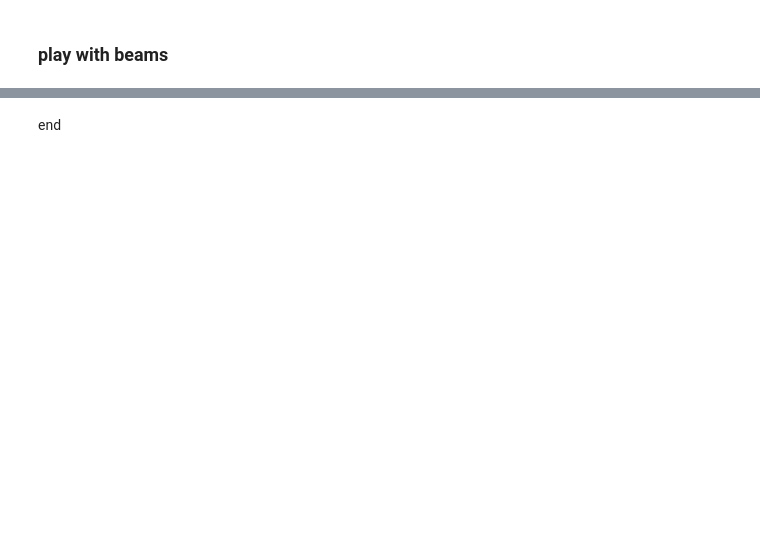
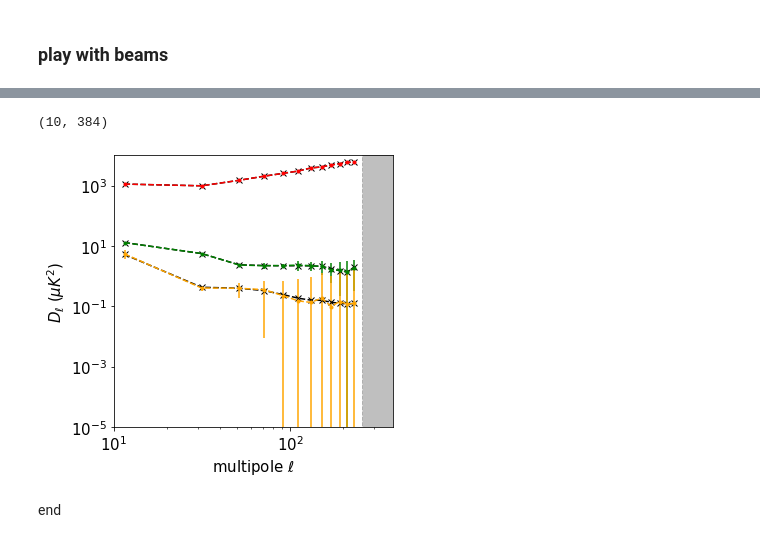
Before and after one commit to gioacchinowang/afra, a Jupyter notebook: tutorials/tutorial02.ipynb, the cells around one changed output, grey strips where cells are left out. Saved outputs shown, nothing was run; the diff lists cells and outputs as text; code cells hidden in the pictures; blank space fills up the shorter version.

```diff
--- a/tutorials/tutorial02.ipynb
+++ b/tutorials/tutorial02.ipynb
@@ -173,2 +210,32 @@ ax.legend(loc=3)
+# %%
+fig,ax = matplotlib.pyplot.subplots(figsize=(5,5))
+
+ax.plot(auto_30_t[0],auto_30_t[1],
+        color='k',linestyle='--',marker='x',label=r'30GHz TT')
+ax.plot(auto_30_eb[0],auto_30_eb[1],
+        color='k',linestyle='--',marker='x',label=r'30GHz EE')
+ax.plot(auto_30_eb[0],auto_30_eb[2],
+        color='k',linestyle='--',marker='x',label=r'30GHz BB')
+
+ax.errorbar(auto_30_t[0],np.mean(auto_30_nt,axis=0)-np.mean(noise_30_t,axis=0),np.std(auto_30_nt,axis=0),
+            color='red',linestyle='--',marker='.')
+ax.errorbar(auto_30_eb[0],np.mean(auto_30_ne,axis=0)-np.mean(noise_30_e,axis=0),np.std(auto_30_ne,axis=0),
+            color='green',linestyle='--',marker='.')
+ax.errorbar(auto_30_eb[0],np.mean(auto_30_nb,axis=0)-np.mean(noise_30_b,axis=0),np.std(auto_30_nb,axis=0),
+            color='orange',linestyle='--',marker='.')
+
+ax.fill_between((2*NSIDE,3*NSIDE),(1e-5,1e-5),(1e5,1e5),
+                color='gray',linestyle='--',alpha=0.5)
+
+ax.set_yscale('log')
+ax.set_xscale('log')
+ax.set_xlabel(r'multipole $\ell$',fontsize=15)
+ax.set_ylabel(r'$D_\ell$ ($\mu K^2$)',fontsize=15)
+ax.tick_params(axis='both', labelsize=15)
+ax.set_ylim((1.e-5,1.e4))
+ax.set_xlim((10,3*NSIDE))
+# %% [output]
+(10, 384)
+[figure, added]
 # %% [markdown]
 end
```
Also changed, not shown: parts of 7 cells of this notebook.
